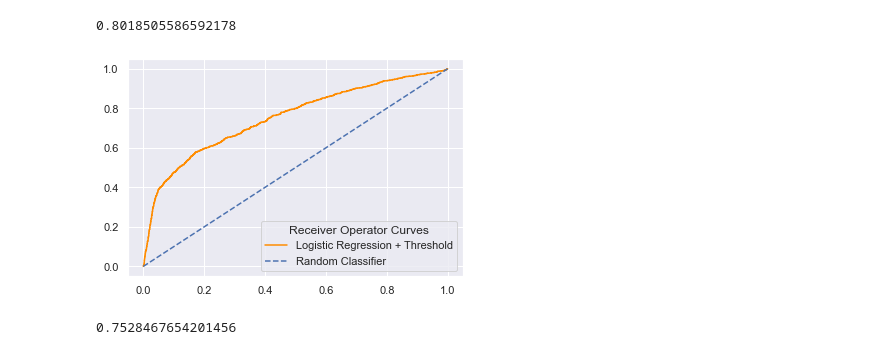
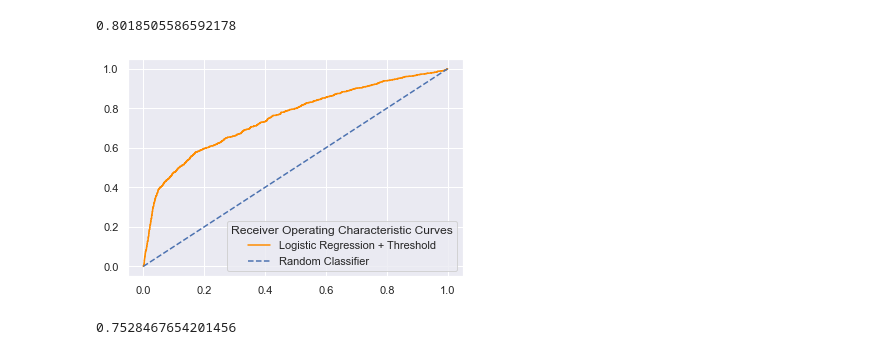
Before and after one commit to IavTavares/Credit_Risk_Models, a Jupyter notebook: Notebooks/Logistic Regression + Classification.ipynb, the cells around one changed output. Saved outputs shown, nothing was run; the diff lists cells and outputs as text; code cells hidden in the pictures.

```diff
--- a/Notebooks/Logistic Regression + Classification.ipynb
+++ b/Notebooks/Logistic Regression + Classification.ipynb
@@ -131,17 +141,17 @@ print(reg_base.score(X_test, Y_test))
 # %%
 # Plot the ROC curve of the probabilities of default
 prob_default =preds_df["prob_default"] # preds[:, 1]
 fallout, sensitivity, thresholds = roc_curve(Y_test, prob_default)
 plt.plot(fallout, sensitivity, color = 'darkorange',
          label = "Logistic Regression + Threshold")
 
 plt.plot([0, 1], [0, 1], linestyle='--', label="Random Classifier")
 
-plt.legend(title='Receiver Operator Curves')
+plt.legend(title='Receiver Operating Characteristic Curves')
 
 plt.show()
 # %% [output]
-[figure, old version]
+[figure, new version]
 # %%
 # Compute the AUC and store it in a variable
 auc = roc_auc_score(Y_test, prob_default)
```
Also changed, not shown: parts of 4 cells of this notebook.
